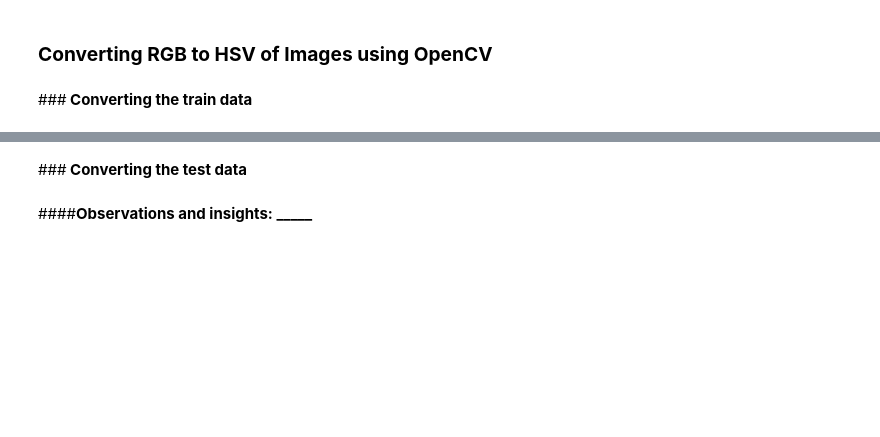
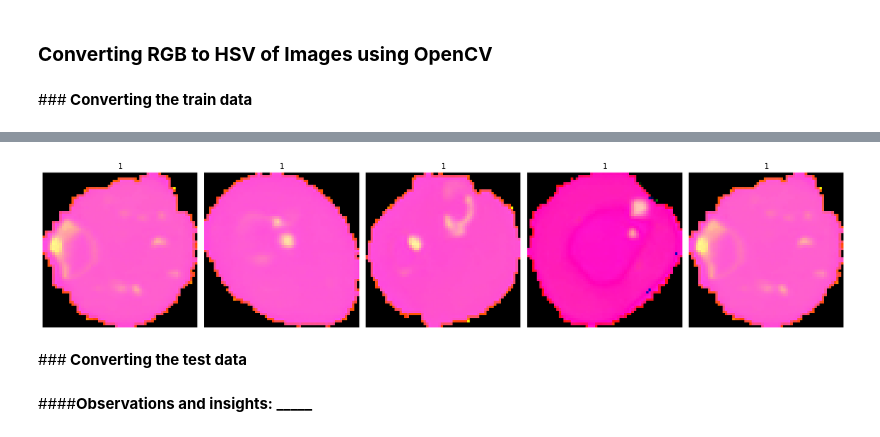
Before and after one commit to vivimtz888/malaria-detection-deeplearning, a Jupyter notebook: Reference_Notebook_Malaria_Detection_Full_Code.ipynb, the cells around one changed output, grey strips where cells are left out. Drawn from its saved outputs; the diff is of its cells as text; code cells hidden in the pictures; blank space fills up the shorter version.

```diff
--- a/Reference_Notebook_Malaria_Detection_Full_Code.ipynb
+++ b/Reference_Notebook_Malaria_Detection_Full_Code.ipynb
@@ -414,3 +490,34 @@ Dataset Quality: Based on the visualized images, there are no immediate signs of
 ### <b>Converting RGB to HSV of Images using OpenCV
 # %% [markdown]
 ###<b> Converting the train data
+# %%
+# prompt: convert the training data from RGB to HSV of Images using OpenCV
+
+import cv2
+
+hsv_images=[]   # to hold the HSV image array
+
+for i in np.arange(0, 100, 1): #converting the first 100 images
+
+  a = cv2.cvtColor(train_images[i], cv2.COLOR_BGR2HSV)
+
+  hsv_images.append(a)
+
+hsv_images = np.array(hsv_images)
+# %%
+viewimage = np.random.randint(1, 100, 5)
+
+fig, ax = plt.subplots(1, 5, figsize = (18, 18))
+
+for t, i in zip(range(5), viewimage):
+
+  Title = train_labels[i]
+
+  ax[t].set_title(Title)
+
+  ax[t].imshow(hsv_images[i])
+
+  ax[t].set_axis_off()
+
+  fig.tight_layout()
+# %% [output]
@@ -417,3 +529,4 @@ Dataset Quality: Based on the visualized images, there are no immediate signs of
+[figure, added]
 # %% [markdown]
 ###<b> Converting the test data
 # %% [markdown]
```
Also changed, not shown: parts of 8 cells of this notebook.
